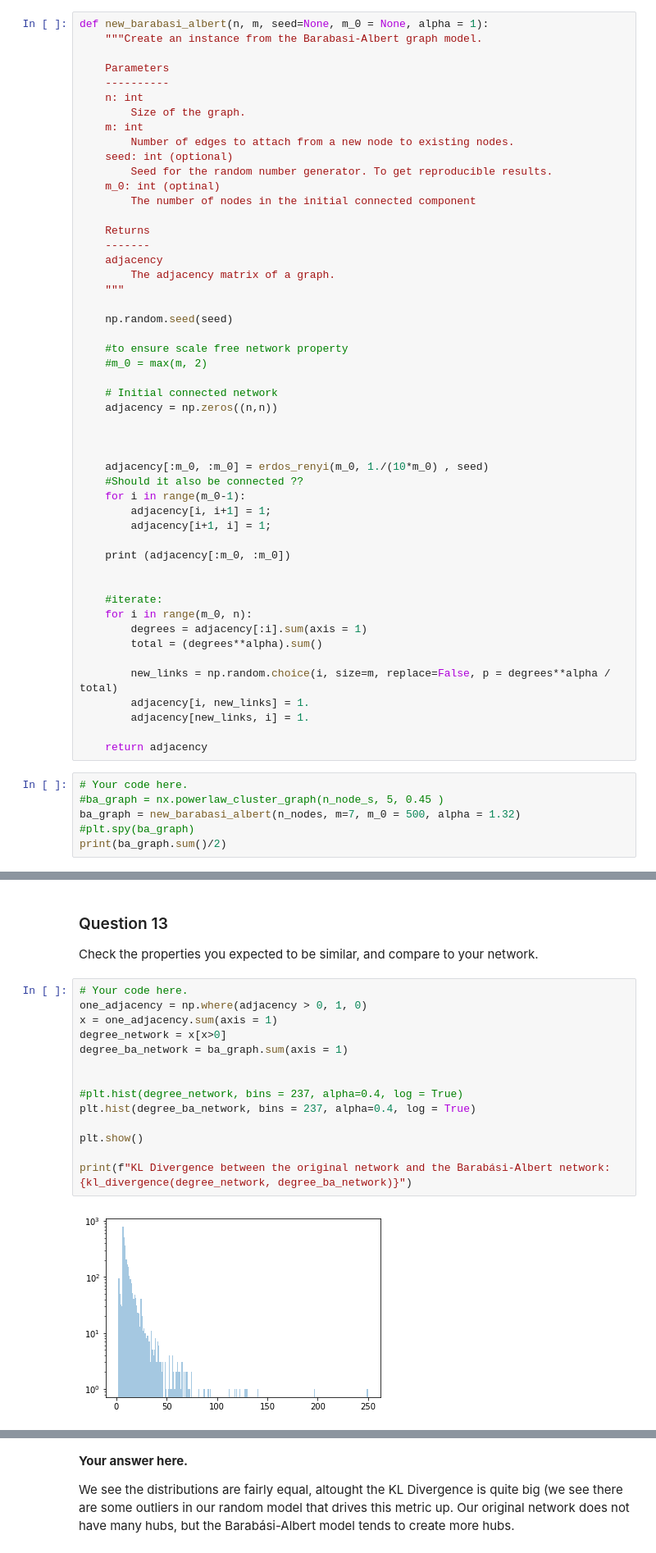
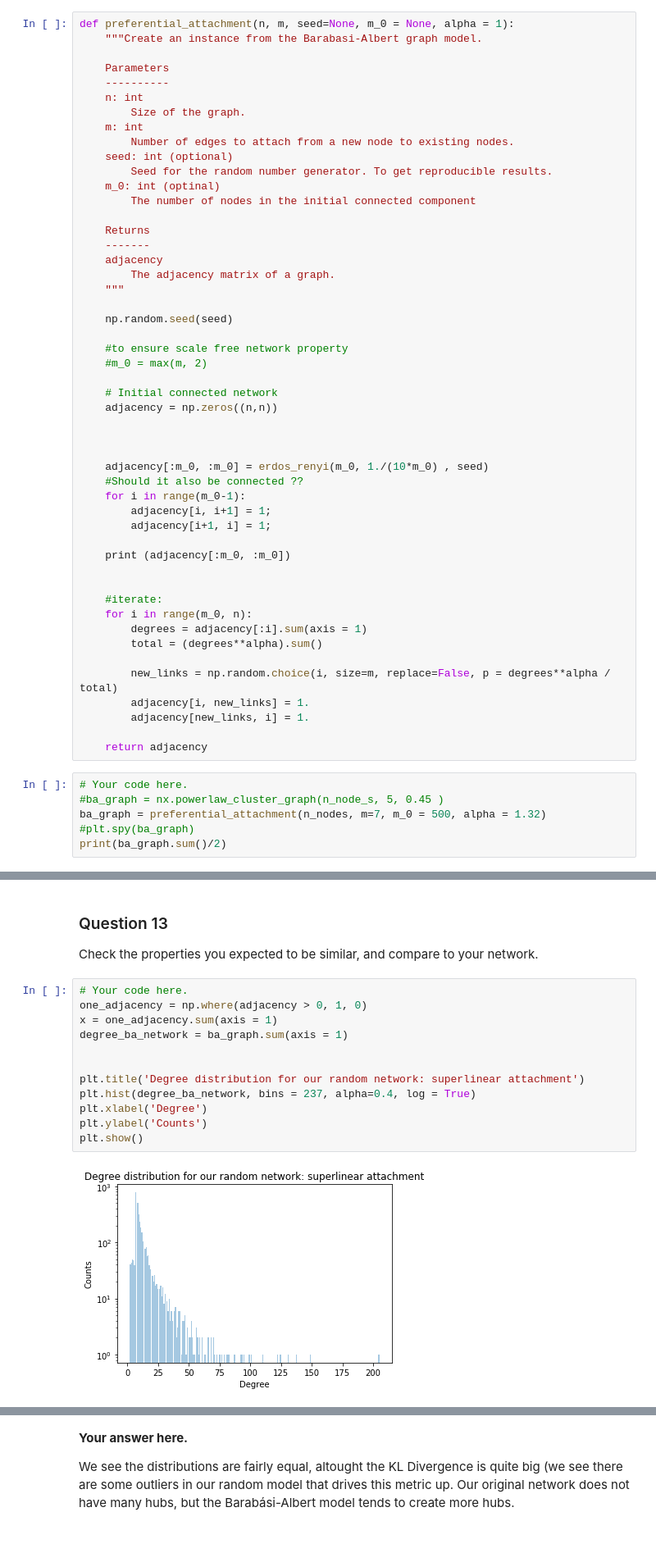
Before and after one commit to rusucosmin/ntp, a Jupyter notebook: 2_network_models.ipynb, the cells around one changed output, grey strips where cells are left out. Shown at 82% size. Cells and saved outputs as stored; diff of their text form.

```diff
--- a/2_network_models.ipynb
+++ b/2_network_models.ipynb
@@ -460,7 +458,7 @@ The algorithm is fairly simple:
 
 Create a random graph from that model, such that the number of nodes is the same as in your graph.
 # %%
-def new_barabasi_albert(n, m, seed=None, m_0 = None, alpha = 1):
+def preferential_attachment(n, m, seed=None, m_0 = None, alpha = 1):
     """Create an instance from the Barabasi-Albert graph model.
 
     Parameters
@@ -512,7 +510,7 @@ def new_barabasi_albert(n, m, seed=None, m_0 = None, alpha = 1):
 # %%
 # Your code here.
 #ba_graph = nx.powerlaw_cluster_graph(n_node_s, 5, 0.45 )
-ba_graph = new_barabasi_albert(n_nodes, m=7, m_0 = 500, alpha = 1.32)
+ba_graph = preferential_attachment(n_nodes, m=7, m_0 = 500, alpha = 1.32)
 #plt.spy(ba_graph)
 print(ba_graph.sum()/2)
 # %% [output]
@@ -538,16 +536,14 @@ Check the properties you expected to be similar, and compare to your network.
 # %%
 # Your code here.
 one_adjacency = np.where(adjacency > 0, 1, 0)
 x = one_adjacency.sum(axis = 1)
-degree_network = x[x>0]
 degree_ba_network = ba_graph.sum(axis = 1)
 
 
-#plt.hist(degree_network, bins = 237, alpha=0.4, log = True)
+plt.title('Degree distribution for our random network: superlinear attachment')
 plt.hist(degree_ba_network, bins = 237, alpha=0.4, log = True)
-
+plt.xlabel('Degree')
+plt.ylabel('Counts')
 plt.show()
-
-print(f"KL Divergence between the original network and the Barabási-Albert network: {kl_divergence(degree_network, degree_ba_network)}")
 # %% [output]
-[figure, old version]
+[figure, new version]
```
Also changed, not shown: parts of 24 cells of this notebook.
